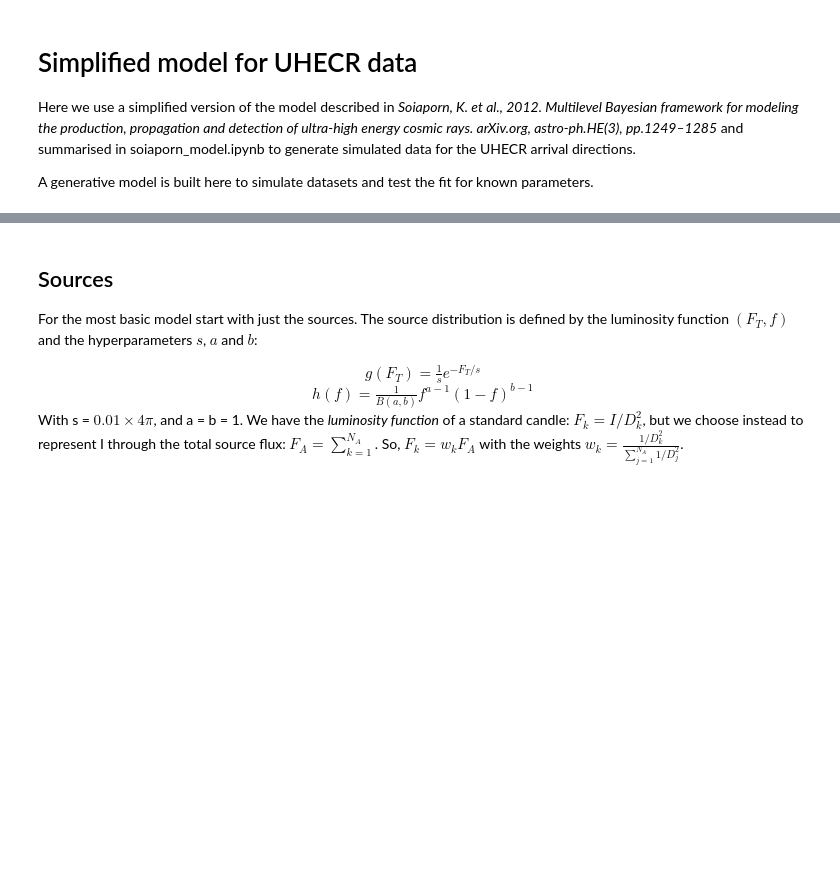
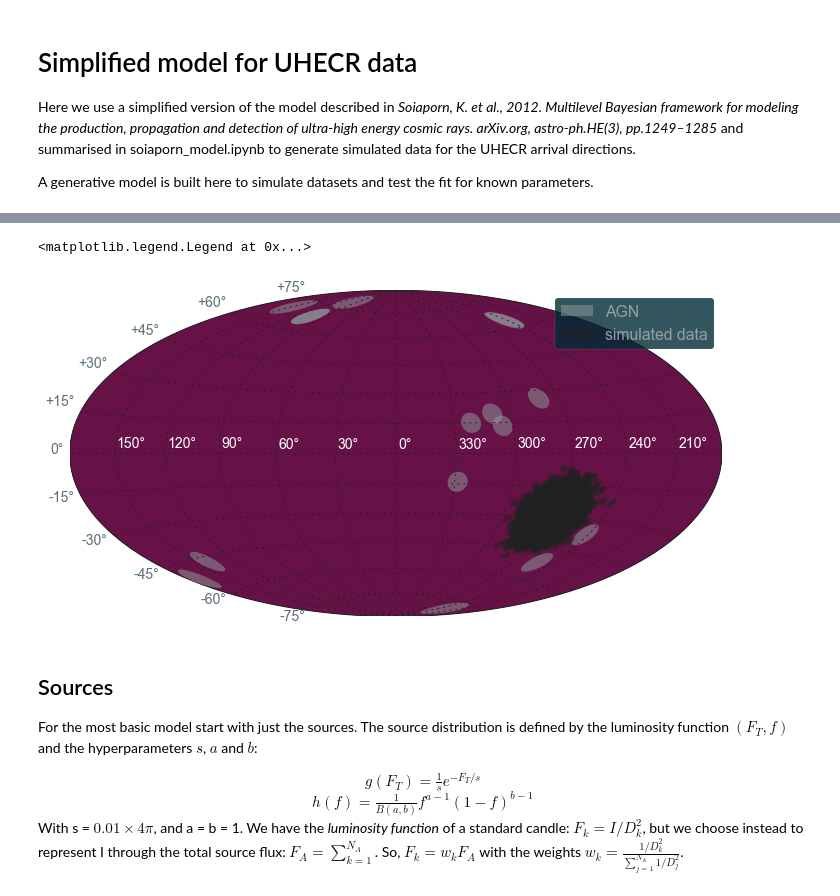
Before and after one commit to cescalara/fancy, a Jupyter notebook: soiaporn_model/simplified_model.ipynb, the cells around one changed output, grey strips where cells are left out. Cells and saved outputs as stored; diff of their text form; code cells hidden in the pictures; blank space fills up the shorter version.

```diff
--- a/soiaporn_model/simplified_model.ipynb
+++ b/soiaporn_model/simplified_model.ipynb
@@ -15,3 +109,27 @@ from fancy import *
+# %%
+# convert back to galactic coordinates
+d = SkyCoord(x, y, z, unit = 'mpc', representation_type = 'cartesian', frame = 'galactic')
+d.representation_type = 'spherical'
+
+lons = d.galactic.l.wrap_at(360 * u.deg).deg
+lats = d.galactic.b.wrap_at(180 * u.deg).deg
+
+# plot the results on a skymap
+fig, skymap = data.show()
+label = True
+for lon, lat in np.nditer([lons, lats]):
+    if label:
+        skymap.tissot(lon, lat, 2, npts = int(100), facecolor = 'k', alpha = 0.5,
+                      label = 'simulated data')
+        label = False
+    else:
+        skymap.tissot(lon, lat, 2, npts = int(100), facecolor = 'k', alpha = 0.5)
+
+plt.gca()
+plt.legend()
+# %% [output]
+<matplotlib.legend.Legend at 0x...>
+[figure, added]
 # %% [markdown]
 ## Sources
 
```
Also changed, not shown: parts of 7 cells of this notebook.
